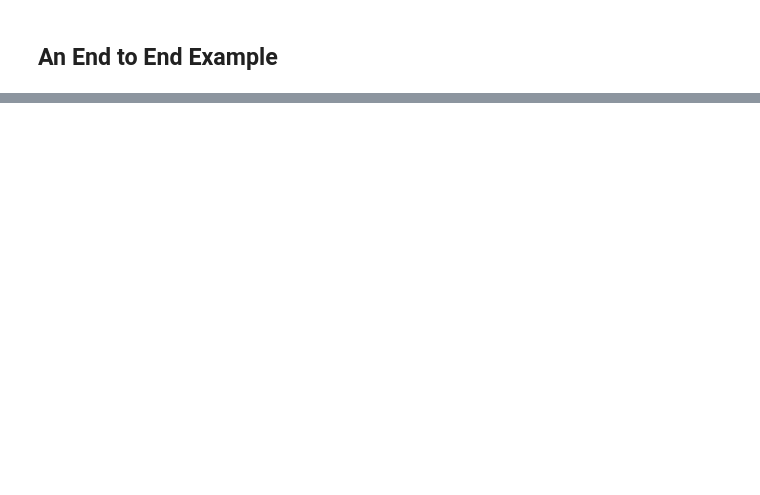
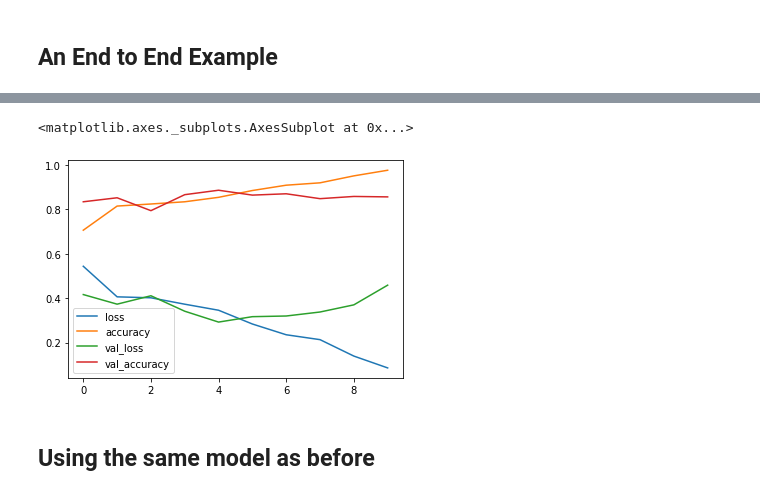
Before and after one commit to priteshkeleven/tf_course, a Jupyter notebook: compueter_vision_and_cnn.ipynb, the cells around one changed output, grey strips where cells are left out. Cells and saved outputs as stored; diff of their text form; code cells hidden in the pictures; blank space fills up the shorter version.

```diff
--- a/compueter_vision_and_cnn.ipynb
+++ b/compueter_vision_and_cnn.ipynb
@@ -192,7 +192,7 @@ model_1.compile(loss=tf.keras.losses.BinaryCrossentropy(),
                 optimizer=tf.keras.optimizers.Adam(),
                 metrics=(["accuracy"]))
 
-history_1 = model_1.fit(train_data, epochs=5,
+history_1 = model_1.fit(train_data, epochs=10,
                         steps_per_epoch=len(train_data),
                         validation_data=valid_data,
                         validation_steps=len(valid_data))
@@ -211,0 +237,7 @@ Epoch 5/5
+# %%
+pd.DataFrame(history_1.history).plot()
+# %% [output]
+<matplotlib.axes._subplots.AxesSubplot at 0x...>
+[figure, added]
+# %% [markdown]
+## Using the same model as before
```
Also changed, not shown: parts of 21 cells of this notebook.
